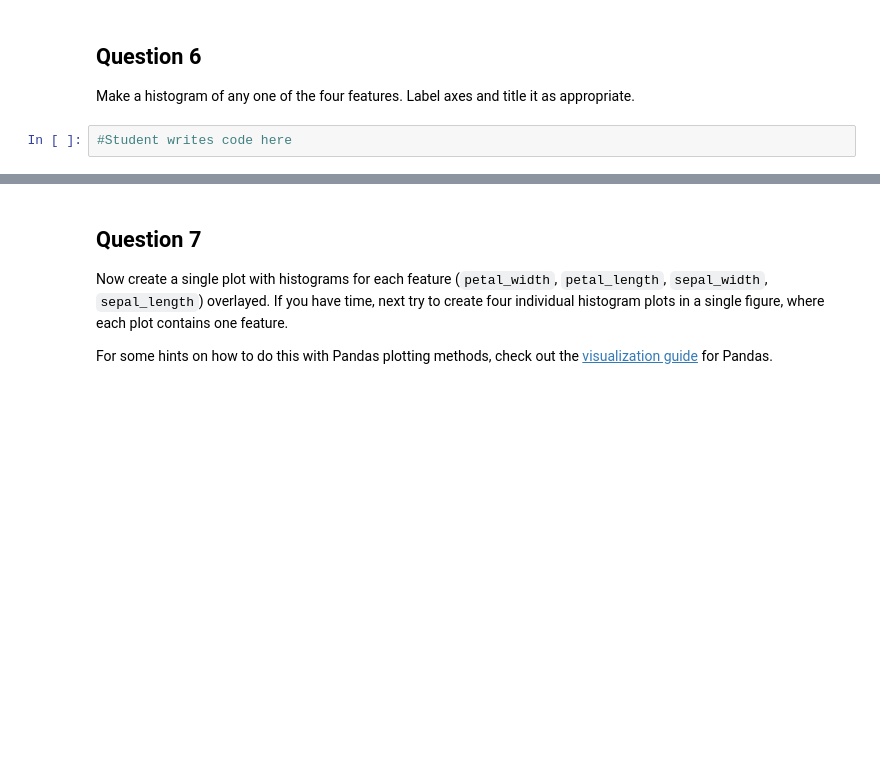
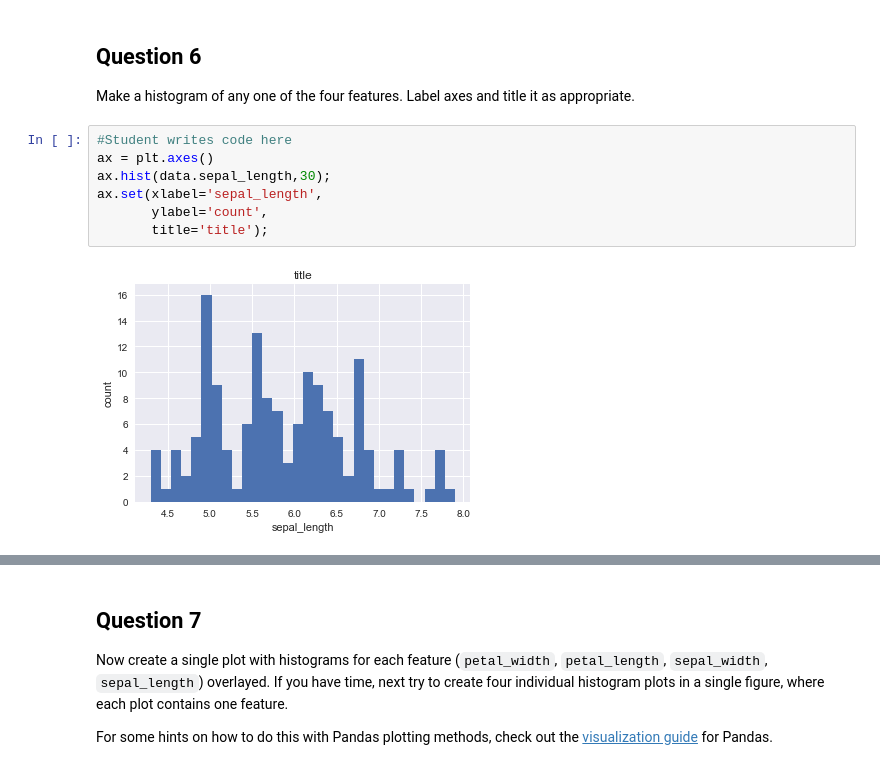
Before and after one commit to iamcuigang/ipy_sci, a Jupyter notebook: IntelAIAcademy/ML101/Week1_Introduction_to_Machine_Learning_and_Toolkit_HW.ipynb, the cells around one changed output, grey strips where cells are left out. Drawn from its saved outputs; the diff is of its cells as text; blank space fills up the shorter version.

```diff
--- a/IntelAIAcademy/ML101/Week1_Introduction_to_Machine_Learning_and_Toolkit_HW.ipynb
+++ b/IntelAIAcademy/ML101/Week1_Introduction_to_Machine_Learning_and_Toolkit_HW.ipynb
@@ -168,5 +186,12 @@ ax.set(xlabel='Sepal Length (cm)',
 ## Question 6
 
 Make a histogram of any one of the four features. Label axes and title it as appropriate.
-# %%
-#Student writes code here
+# %%
+#Student writes code here
+ax = plt.axes()
+ax.hist(data.sepal_length,30);
+ax.set(xlabel='sepal_length',
+       ylabel='count',
+       title='title');
+# %% [output]
+[figure, added]
```
Also changed, not shown: parts of 11 cells of this notebook, 1 other file.
